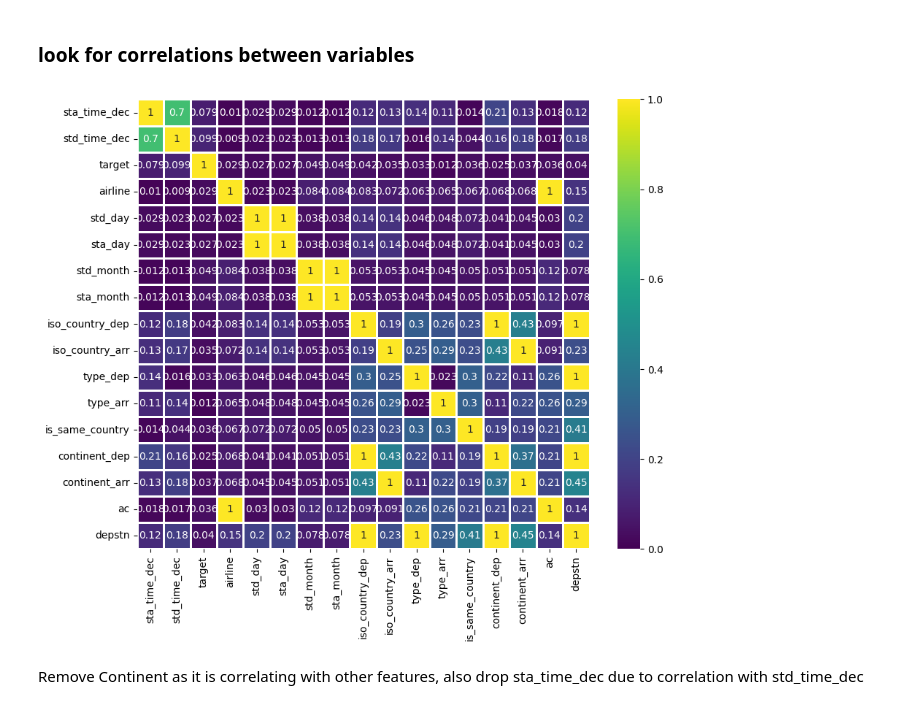
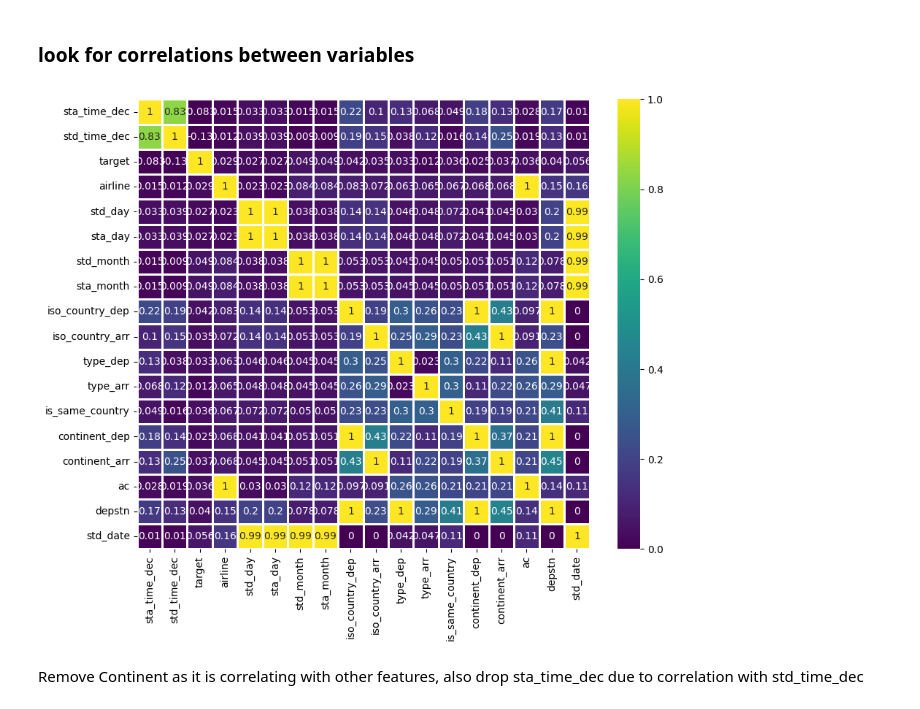
Before and after one commit to marenbor/ml_project_flight_delays, a Jupyter notebook: notebooks/01_Data_cleaning.ipynb, the cells around one changed output. Drawn from its saved outputs; the diff is of its cells as text; code cells hidden in the pictures.

```diff
--- a/notebooks/01_Data_cleaning.ipynb
+++ b/notebooks/01_Data_cleaning.ipynb
@@ -75,10 +96,14 @@ df['sta_month'] = pd.to_datetime(df['sta_date']).dt.month_name()
 # df['time_day_std'] = df['std_time'].apply(get_time_of_day)
 # df['time_day_sta'] = df['sta_time'].apply(get_time_of_day)
 # %%
-#make column for time in decimal for std and sta
+#make column for time in decimal for std and sta, use sinus transformation, because it is cyclic
 def time_to_decimal(time_str):
     h, m, s = map(int, time_str.split(':'))
     return h + m / 60 + s / 3600
 
 df['sta_time_dec'] = df['sta_time'].apply(time_to_decimal).round(1)
 df['std_time_dec'] = df['std_time'].apply(time_to_decimal).round(1)
+
+# Apply sinusoidal transformation
+df['sta_time_dec'] = np.sin(df['sta_time_dec'] * np.pi / 12)
+df['std_time_dec'] = np.sin(df['std_time_dec'] * np.pi / 12)
@@ -192,7 +242,9 @@ memory usage: 20.0+ MB
 ## drop unneccessary columns
 # %%
 #drop columns that are not needed
-df.drop(columns=['datop', 'fltid', 'arrstn', 'std', 'sta', 'status', 'std_date', 'sta_date', 'std_time', 'sta_time'], inplace=True)
+df.drop(columns=['datop', 'arrstn', 'std', 'sta', 'status', 'sta_date', 'std_time', 'sta_time', 'fltid'], inplace=True)
+
+#'std_date',
 
 #maybe drop: 'iso_country_arr', 'type_arr'
 # %% [markdown]
@@ -236,7 +288,8 @@ categorical_features = [
     'continent_dep',
     'continent_arr',
     'ac',
-    'depstn'
+    'depstn',
+    'std_date'
 ]
 
 # Function to compute Cramer's correlation between two categorical columns
@@ -279,34 +332,34 @@ def num_num_correlation(df_, num_col1, num_col2):
 # Compute correlations between all features
 all_features = numerical_features + categorical_features
 correlation_matrix = pd.DataFrame(index=all_features, columns=all_features)
 
 for i, feature1 in enumerate(all_features):
     for j, feature2 in enumerate(all_features):
         if feature1 in numerical_features and feature2 in numerical_features:
             correlation_matrix.loc[feature1, feature2] = num_num_correlation(df, feature1, feature2)
         elif feature1 in categorical_features and feature2 in categorical_features:
             correlation_matrix.loc[feature1, feature2] = cat_cat_correlation(df, feature1, feature2)
         else:
             if feature1 in categorical_features and feature2 in numerical_features:
                 correlation_matrix.loc[feature1, feature2] = cat_num_correlation(df, feature1, feature2)
             elif feature1 in numerical_features and feature2 in categorical_features:
                 correlation_matrix.loc[feature1, feature2] = cat_num_correlation(df, feature2, feature1)
 
 # Convert to numeric for heatmap plotting
 correlation_matrix = correlation_matrix.astype(float)
 
 # Plot the heatmap
 plt.figure(figsize=(10, 8), dpi=100)
 sns.heatmap(data=correlation_matrix,
             cmap='viridis',
             linecolor='white',
             linewidth=1,
             annot=True,
             vmin=0,
             vmax=1)
 plt.show()
 # %% [output]
-[figure, old version]
+[figure, new version]
 # %% [markdown]
 Remove Continent as it is correlating with other features, also drop sta_time_dec due to correlation with std_time_dec
 # %% [markdown]
```
Also changed, not shown: parts of 7 cells of this notebook, 13 other files.
